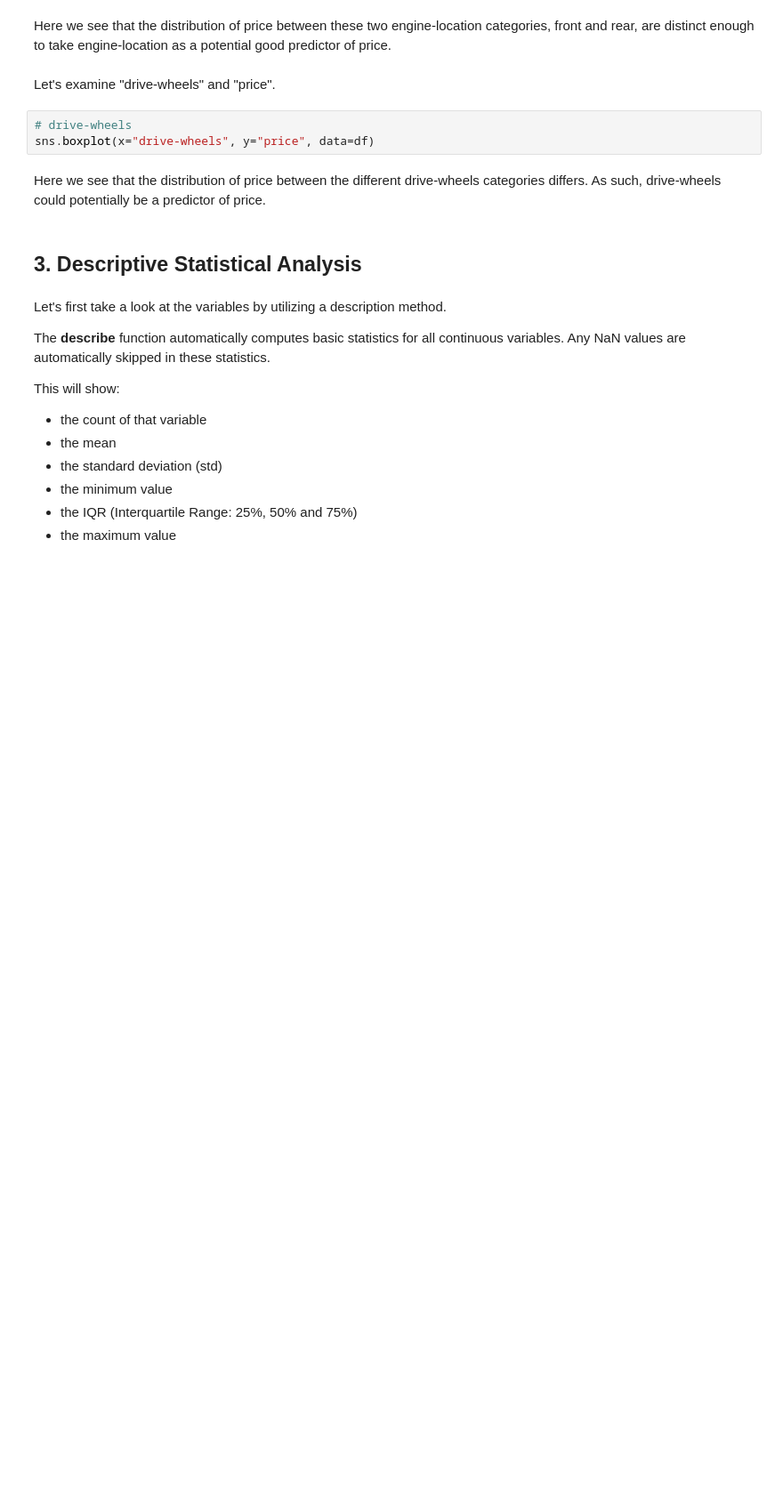
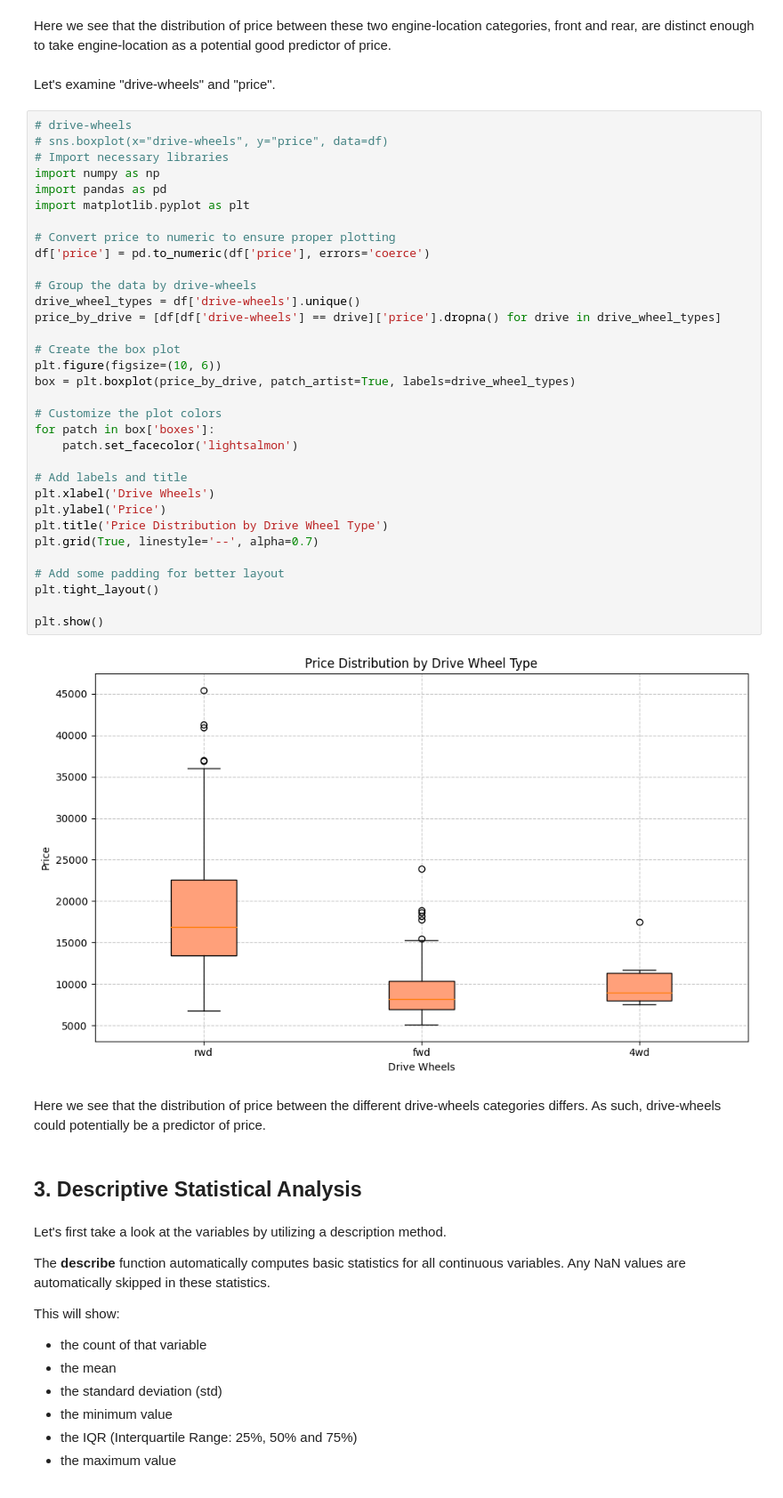
Before and after one commit to bshongwe/ibm-data-science-with-python, a Jupyter notebook: DA0101EN/exploratory-data-analysis.ipynb, the cells around one changed output. Shown: that part at 89% size. Cells and saved outputs as stored; diff of their text form; blank space fills up the shorter version.

```diff
--- a/DA0101EN/exploratory-data-analysis.ipynb
+++ b/DA0101EN/exploratory-data-analysis.ipynb
@@ -665,9 +730,41 @@ sns.boxplot(x="engine-location", y="price", data=df)
 <p>Here we see that the distribution of price between these two engine-location categories, front and rear, are distinct enough to take engine-location as a potential good predictor of price.</p>
 # %% [markdown]
  Let's examine "drive-wheels" and "price".
-# %%
-# drive-wheels
-sns.boxplot(x="drive-wheels", y="price", data=df)
+# %%
+# drive-wheels
+# sns.boxplot(x="drive-wheels", y="price", data=df)
+# Import necessary libraries
+import numpy as np
+import pandas as pd
+import matplotlib.pyplot as plt
+
+# Convert price to numeric to ensure proper plotting
+df['price'] = pd.to_numeric(df['price'], errors='coerce')
+
+# Group the data by drive-wheels
+drive_wheel_types = df['drive-wheels'].unique()
+price_by_drive = [df[df['drive-wheels'] == drive]['price'].dropna() for drive in drive_wheel_types]
+
+# Create the box plot
+plt.figure(figsize=(10, 6))
+box = plt.boxplot(price_by_drive, patch_artist=True, labels=drive_wheel_types)
+
+# Customize the plot colors
+for patch in box['boxes']:
+    patch.set_facecolor('lightsalmon')
+
+# Add labels and title
+plt.xlabel('Drive Wheels')
+plt.ylabel('Price')
+plt.title('Price Distribution by Drive Wheel Type')
+plt.grid(True, linestyle='--', alpha=0.7)
+
+# Add some padding for better layout
+plt.tight_layout()
+
+plt.show()
+# %% [output]
+[figure, added]
 # %% [markdown]
 <p>Here we see that the distribution of price between the different drive-wheels categories differs. As such, drive-wheels could potentially be a predictor of price.</p>
 # %% [markdown]
```
Also changed, not shown: parts of 17 cells of this notebook.
